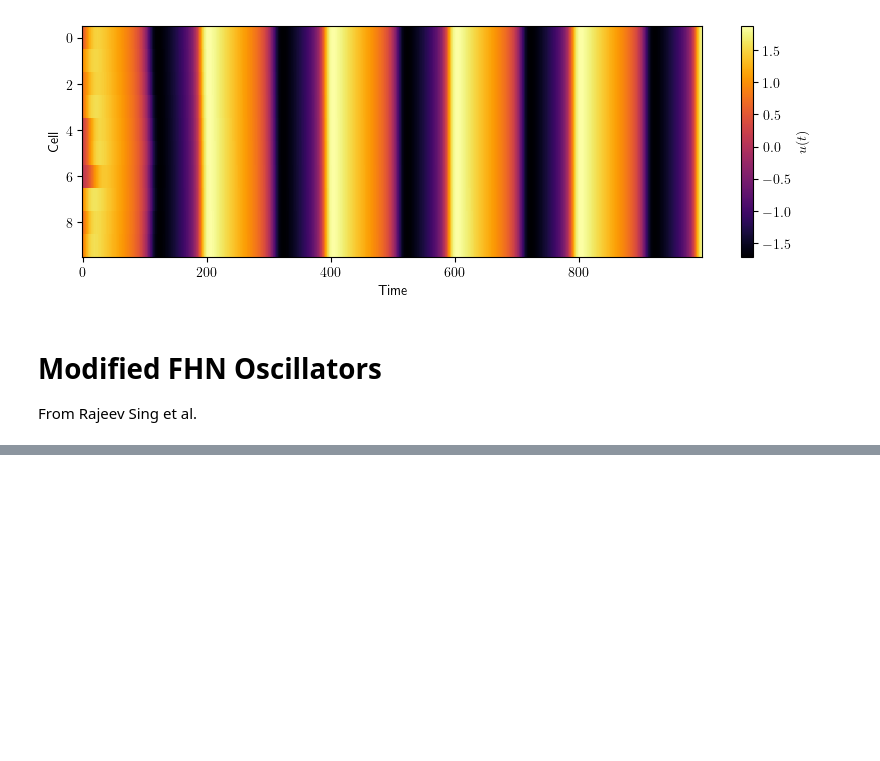
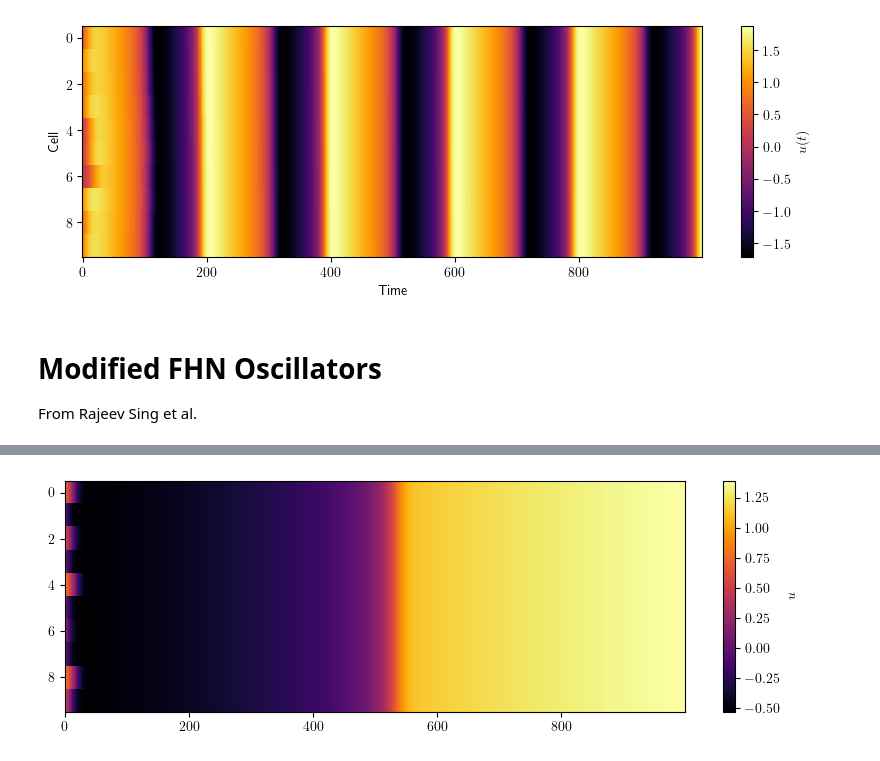
Before and after one commit to akshaysanjeevk/FHN-Relaxed-Oscillators, a Jupyter notebook: FHNs.ipynb, the cells around one changed output, grey strips where cells are left out. Saved outputs shown, nothing was run; the diff lists cells and outputs as text; code cells hidden in the pictures; blank space fills up the shorter version.

```diff
--- a/FHNs.ipynb
+++ b/FHNs.ipynb
@@ -109,0 +139,22 @@ cbar.set_label('$u$')
+# %%
+#Spatially Patterned Oscillation Death- SPOD
+
+N = 10
+a = .139
+e = .001
+k = .6
+b = 16
+D = 2e3
+
+y0 = np.random.uniform(0, 1, 2*N)
+t = np.linspace(0, 100, 1000)
+FHNsolSPOD = spy.odeint(FHN2_String, y0, t, args=(a, e, k, b, D))
+
+u, v = FHNsolSPOD.T[:N, :], FHNsolSPOD.T[N:, :]
+
+plt.figure(figsize=(10, 3))
+plt.imshow(u, cmap='inferno',aspect='auto', interpolation='nearest')
+cbar = plt.colorbar()
+cbar.set_label('$u$')
+# %% [output]
+[figure, added]
```
Also changed, not shown: parts of 8 cells of this notebook, 1 other file.
